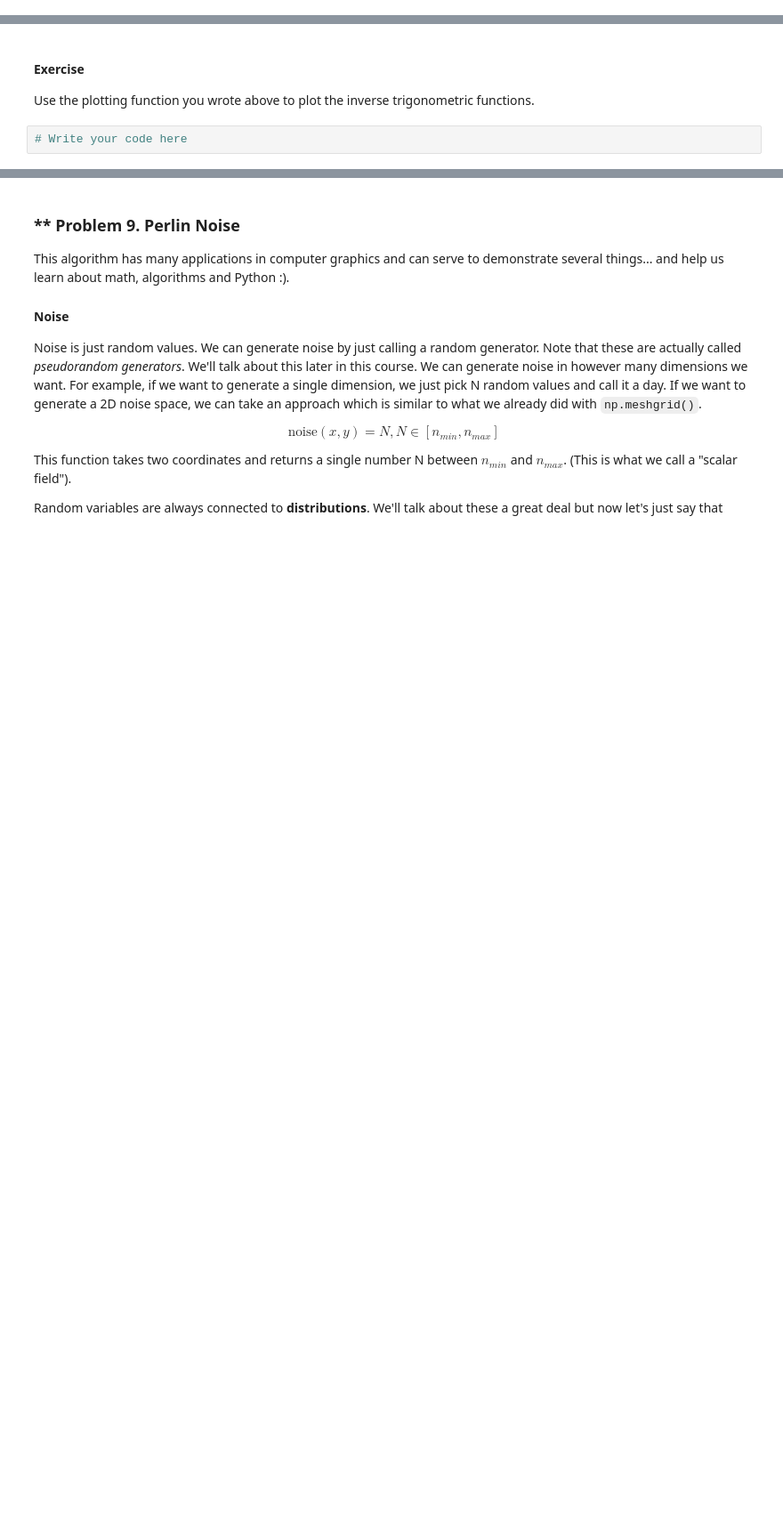
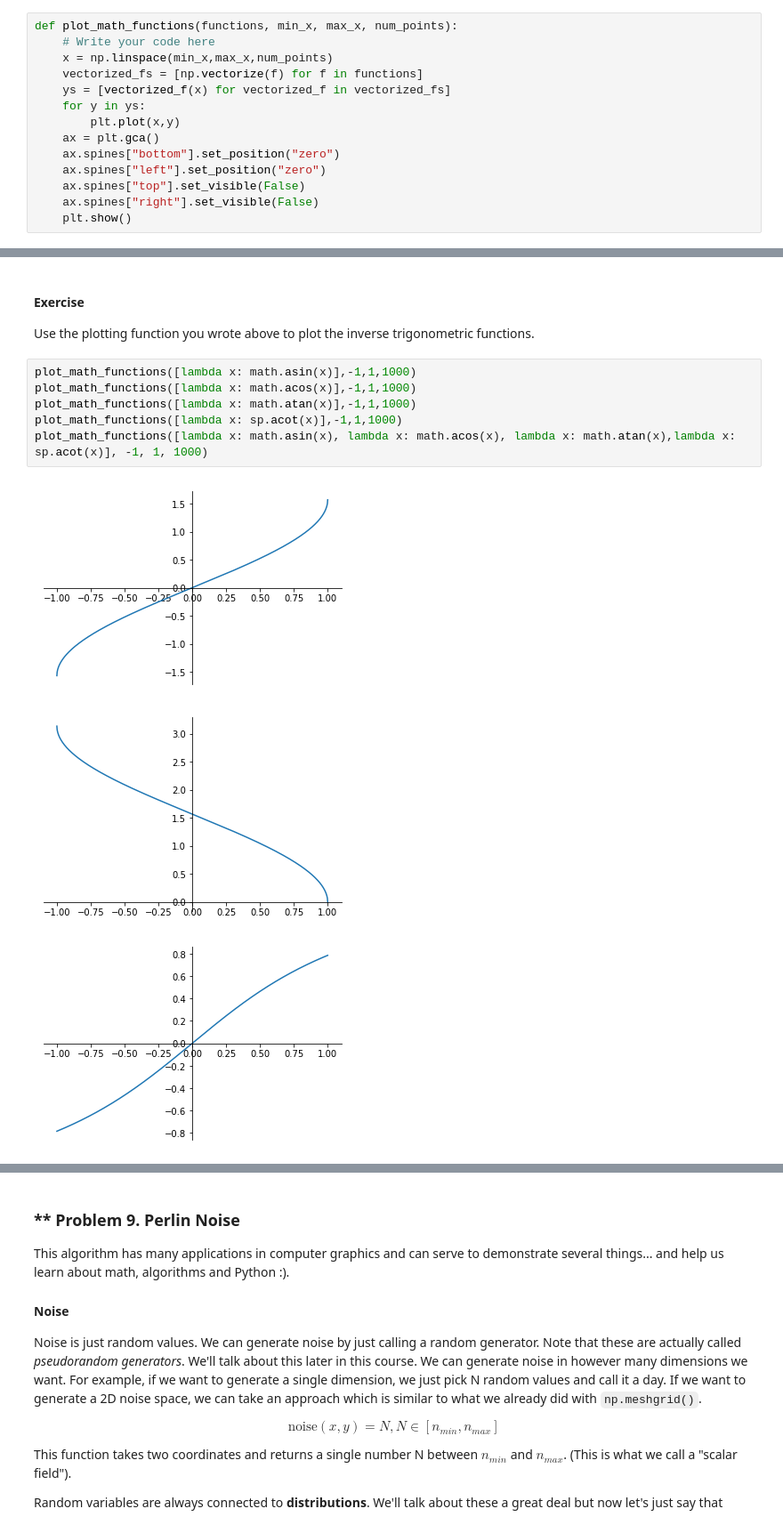
Before and after one commit to KostadinovK/Math-Concepts-For-Developers, a Jupyter notebook: 02-High-School-Maths-Exercises/High-School Maths Exercise.ipynb, the cells around one changed output, grey strips where cells are left out. Shown at 89% size. Saved outputs shown, nothing was run; the diff lists cells and outputs as text; blank space fills up the shorter version.

Commit message:
Solved exercises from 01-High-School-Maths

```diff
--- a/02-High-School-Maths-Exercises/High-School Maths Exercise.ipynb
+++ b/02-High-School-Maths-Exercises/High-School Maths Exercise.ipynb
@@ -486 +506,15 @@ def plot_math_functions(functions, min_x, max_x, num_points):
+# %%
+def plot_math_functions(functions, min_x, max_x, num_points):
+    # Write your code here
+    x = np.linspace(min_x,max_x,num_points)
+    vectorized_fs = [np.vectorize(f) for f in functions]
+    ys = [vectorized_f(x) for vectorized_f in vectorized_fs]
+    for y in ys:
+        plt.plot(x,y)
+    ax = plt.gca()
+    ax.spines["bottom"].set_position("zero")
+    ax.spines["left"].set_position("zero")
+    ax.spines["top"].set_visible(False)
+    ax.spines["right"].set_visible(False)
+    plt.show()
 # %%
@@ -548,5 +587,13 @@ Just notice the difference between $\sin^{-1}(x) := \arcsin(x)$ and $\sin(x^{-1}
 # %% [markdown]
 #### Exercise
 Use the plotting function you wrote above to plot the inverse trigonometric functions.
-# %%
-# Write your code here
+# %%
+plot_math_functions([lambda x: math.asin(x)],-1,1,1000)
+plot_math_functions([lambda x: math.acos(x)],-1,1,1000)
+plot_math_functions([lambda x: math.atan(x)],-1,1,1000)
+plot_math_functions([lambda x: sp.acot(x)],-1,1,1000)
+plot_math_functions([lambda x: math.asin(x), lambda x: math.acos(x), lambda x: math.atan(x),lambda x: sp.acot(x)], -1, 1, 1000)
+# %% [output]
+[figure, added]
+[figure, added]
+[figure, added]
```
Also changed, not shown: parts of 12 cells of this notebook.
